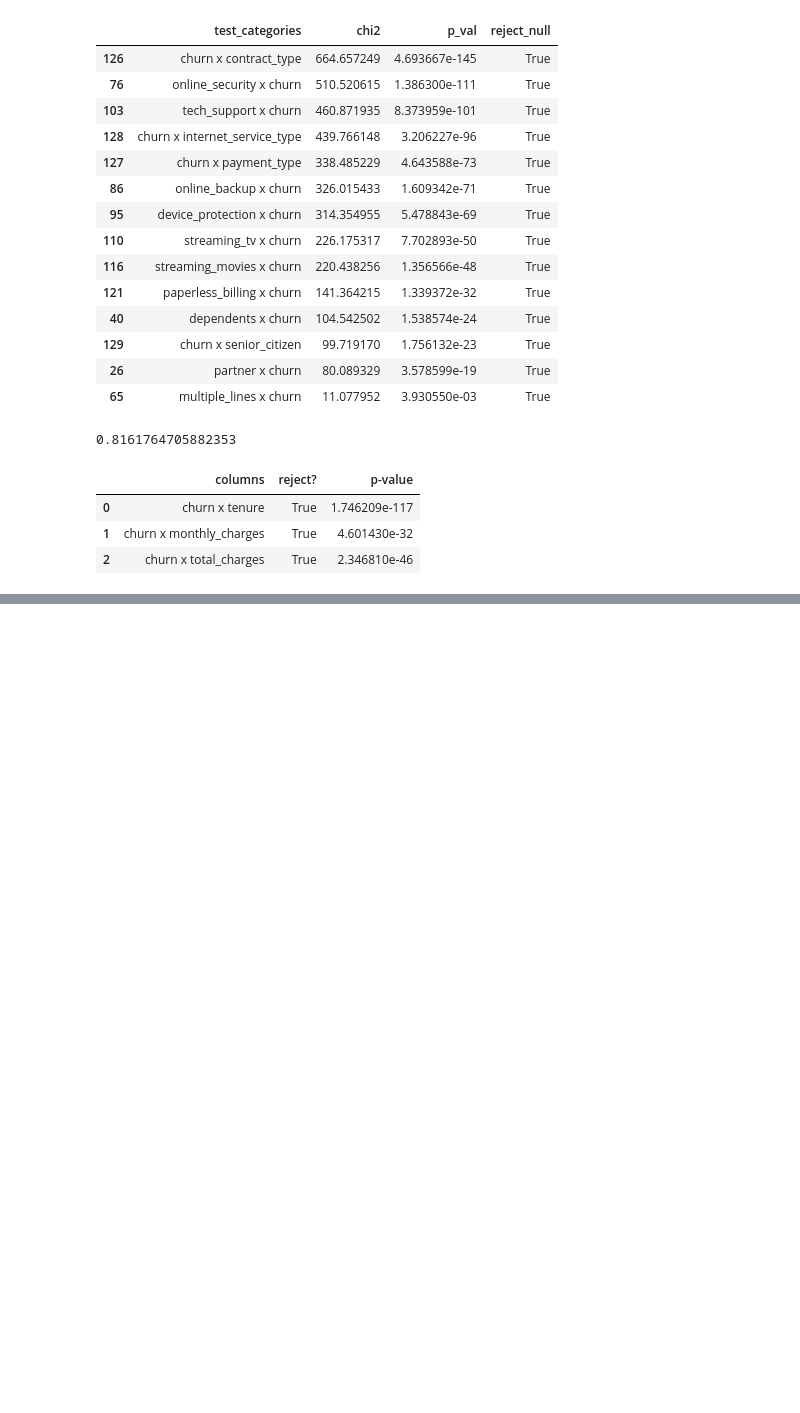
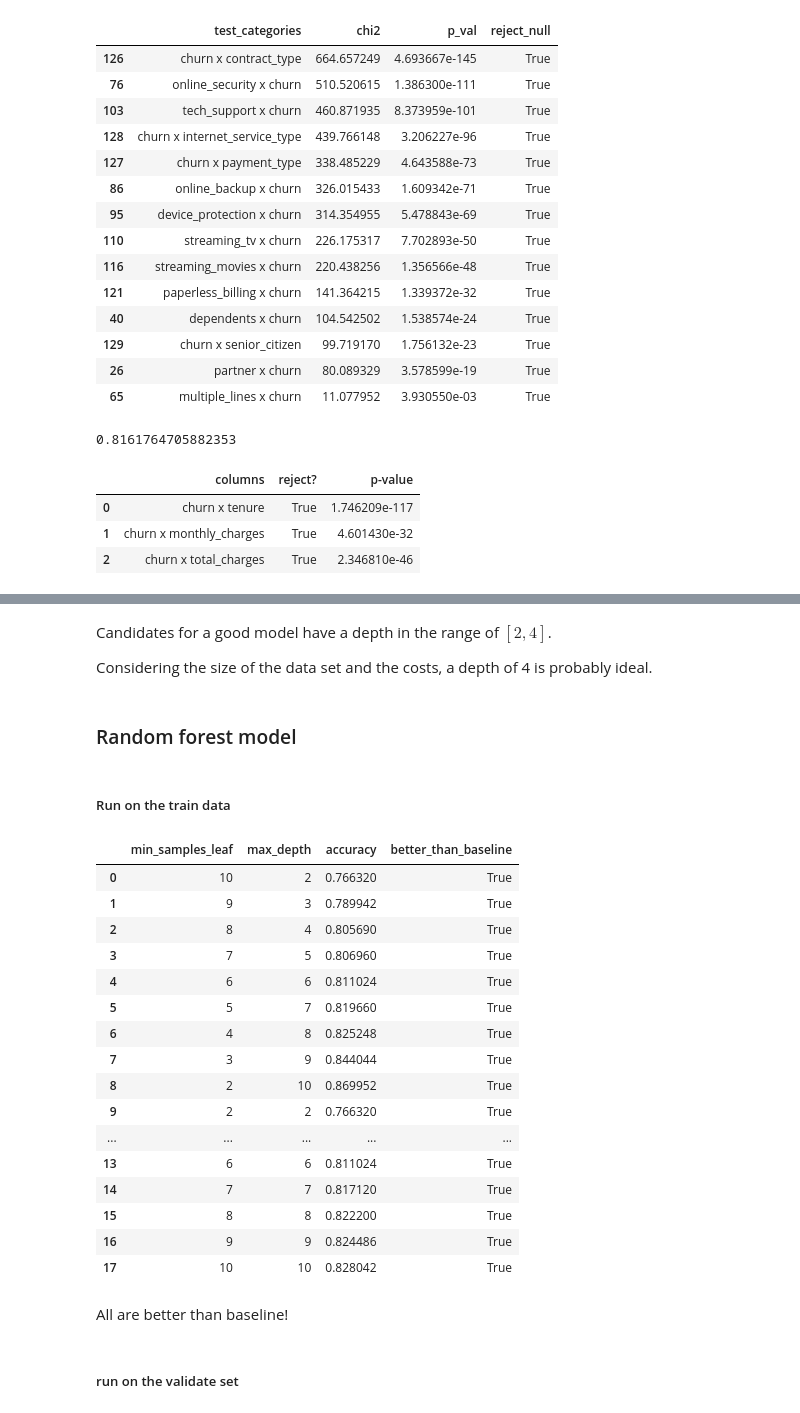
Before and after one commit to stephenfitzsimon/telco_churn_classification, a Jupyter notebook: data_exploration_notes.ipynb, the cells around one changed output, grey strips where cells are left out. Saved outputs shown, nothing was run; the diff lists cells and outputs as text; code cells hidden in the pictures; blank space fills up the shorter version.

```diff
--- a/data_exploration_notes.ipynb
+++ b/data_exploration_notes.ipynb
@@ -462,0 +482,6 @@ Considering the size of the data set and the costs, a depth of 4 is probably ide
+# %% [markdown]
+Candidates for a good model have a depth in the range of $[2,4]$.
+
+Considering the size of the data set and the costs, a depth of 4 is probably ideal.
+# %% [markdown]
+### Random forest model
@@ -462,0 +490,46 @@ Considering the size of the data set and the costs, a depth of 4 is probably ide
+# %% [markdown]
+##### Run on the train data
+# %%
+#assume that churn is the positive case
+#doesn't like max_depth = 1; need to use zero_division=True for classification_report
+depths = list(range(2, model_params+1)) + list(range(2, model_params+1))
+leafs = list(range(model_params, 1, -1)) + list(range(2, model_params+1))
+values = {'depths':depths, 'leafs':leafs}
+outputs = []
+for i in range(len(depths)):
+    rf = RandomForestClassifier(min_samples_leaf = values['leafs'][i], max_depth=values['depths'][i], random_state=rand_seed)
+    rf = rf.fit(X_train, y_train)
+    y_pred = rf.predict(X_train)
+    metrics_dict = metrics.classification_report(y_train, y_pred, output_dict=True, zero_division=False)
+    output = {
+        'min_samples_leaf':values['leafs'][i],
+        'max_depth':values['depths'][i],
+        'accuracy': metrics_dict['accuracy'],
+        'better_than_baseline':metrics_dict['accuracy'] > baseline_accuracy
+    }
+    outputs.append(output)
+# %%
+rand_train_models = pd.DataFrame(outputs)
+rand_train_models
+# %% [output]
+|  | min_samples_leaf | max_depth | accuracy | better_than_baseline |
+| 0 | 10 | 2 | 0.766320 | True |
+| 1 | 9 | 3 | 0.789942 | True |
+| 2 | 8 | 4 | 0.805690 | True |
+| 3 | 7 | 5 | 0.806960 | True |
+| 4 | 6 | 6 | 0.811024 | True |
+| 5 | 5 | 7 | 0.819660 | True |
+| 6 | 4 | 8 | 0.825248 | True |
+| 7 | 3 | 9 | 0.844044 | True |
+| 8 | 2 | 10 | 0.869952 | True |
+| 9 | 2 | 2 | 0.766320 | True |
+| ... | ... | ... | ... | ... |
+| 13 | 6 | 6 | 0.811024 | True |
+| 14 | 7 | 7 | 0.817120 | True |
+| 15 | 8 | 8 | 0.822200 | True |
+| 16 | 9 | 9 | 0.824486 | True |
+| 17 | 10 | 10 | 0.828042 | True |
+# %% [markdown]
+All are better than baseline!
+# %% [markdown]
+##### run on the validate set
```
Also changed, not shown: parts of 79 cells of this notebook, 2 other files.
